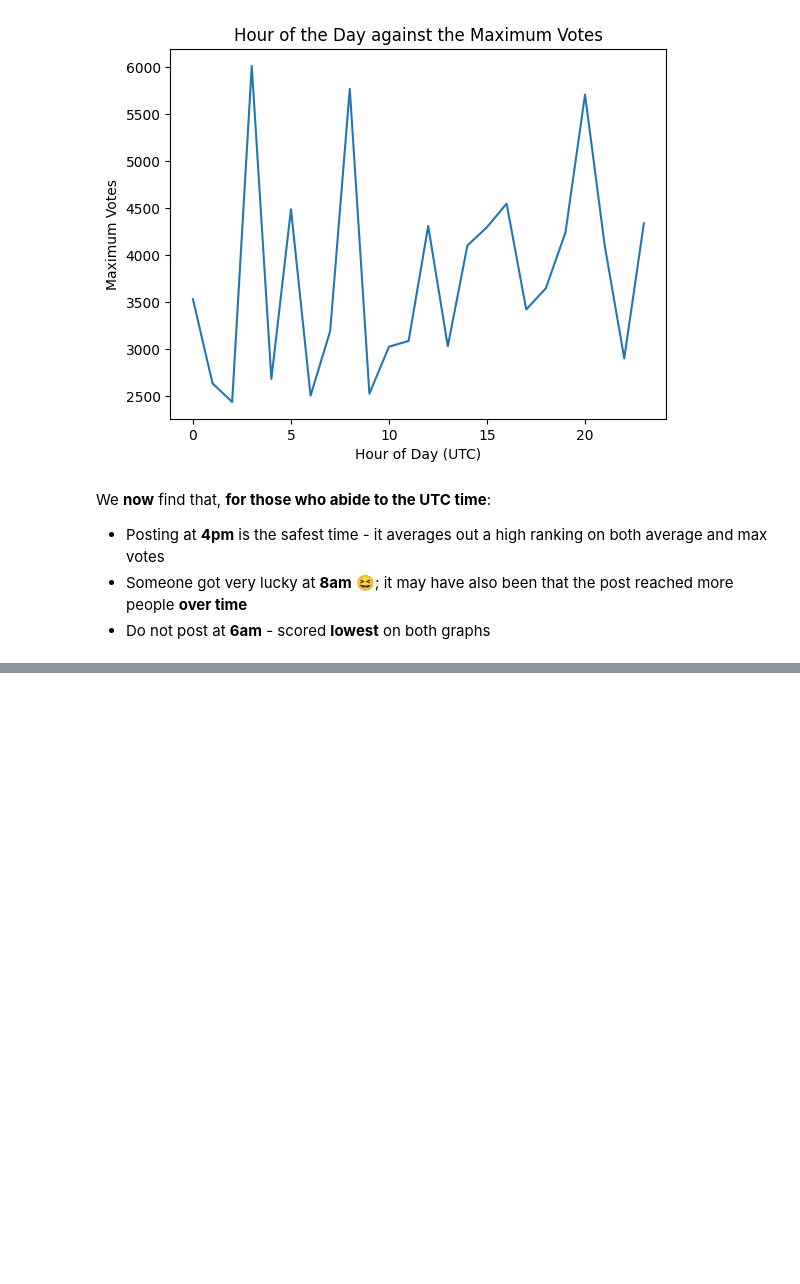
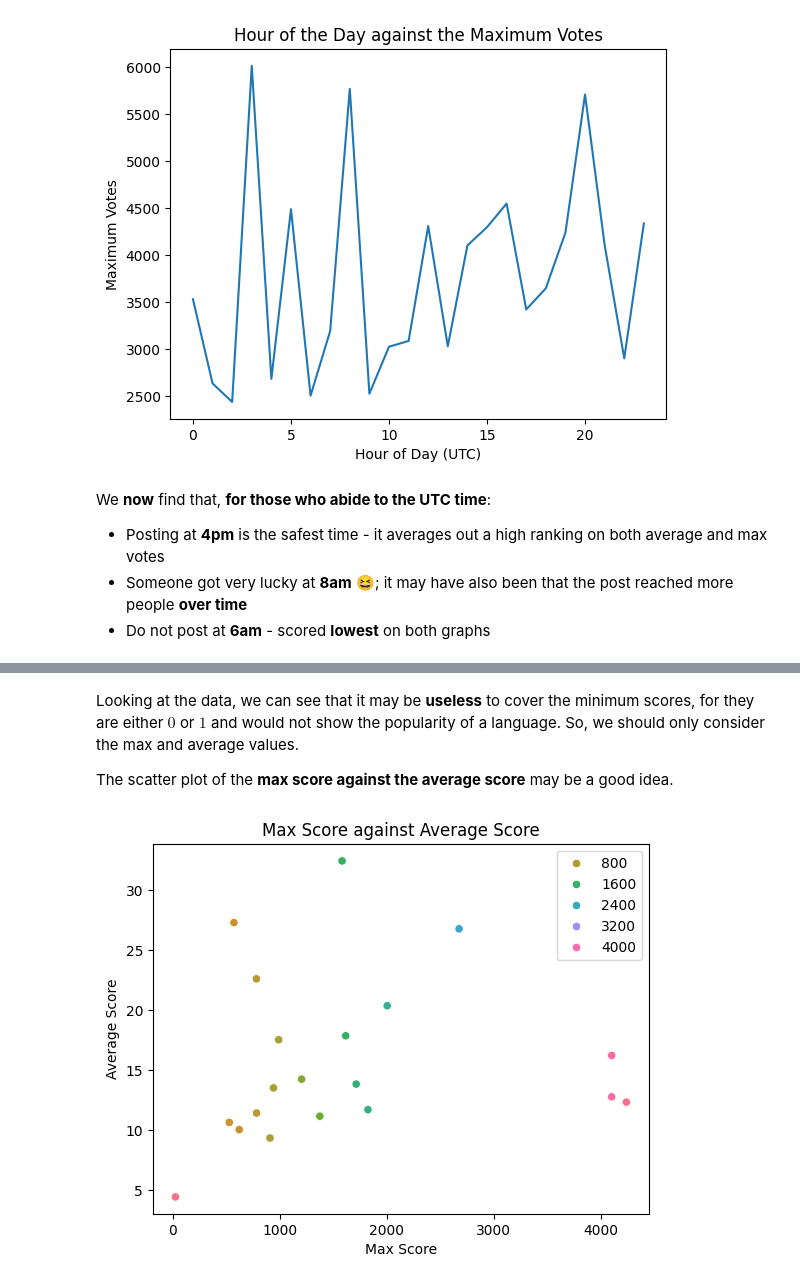
Before and after one commit to biggiefats/HackerNewsAnalysis, a Jupyter notebook: HackerNews.ipynb, the cells around one changed output, grey strips where cells are left out. Saved outputs shown, nothing was run; the diff lists cells and outputs as text; code cells hidden in the pictures; blank space fills up the shorter version.

```diff
--- a/HackerNews.ipynb
+++ b/HackerNews.ipynb
@@ -354,0 +434,20 @@ Is Python more preferred in 2016 than SQL, in terms of the stats of posts?
+# %%
+for language in popular_languages:
+    query = f"""
+    SELECT
+        '{language}' AS language,
+        ROUND(AVG(score), 2) AS avg_score,
+        ROUND(MIN(score), 2) AS min_score,
+        ROUND(MAX(score), 2) AS max_score
+    FROM
+        `bigquery-public-data.hacker_news.full`
+    WHERE
+        title LIKE '%{language}%'
+        AND type = 'story';
+    """
+    query_request = client.query(query=query)
+    temp_df = query_request.to_dataframe()
+    df = pd.concat([df, temp_df])
+# %%
+df = df.reset_index()
+print(df)
@@ -354,0 +472,18 @@ Is Python more preferred in 2016 than SQL, in terms of the stats of posts?
+# %% [markdown]
+Looking at the data, we can see that it may be **useless** to cover the minimum scores, for they are either $0$ or $1$ and would not show the popularity of a language. So, we should only consider the max and average values.
+
+The scatter plot of the **max score against the average score** may be a good idea.
+# %%
+# Get data
+x = df['max_score'].values
+y = df['avg_score'].values
+
+# Visualise
+fig, ax = plt.subplots()
+ax.set_title('Max Score against Average Score')
+ax.set_xlabel('Max Score')
+ax.set_ylabel('Average Score')
+sns.scatterplot(x=x, y=y, hue=x, palette='husl')
+plt.show()
+# %% [output]
+[figure, added]
```
Also changed, not shown: parts of 12 cells of this notebook.
